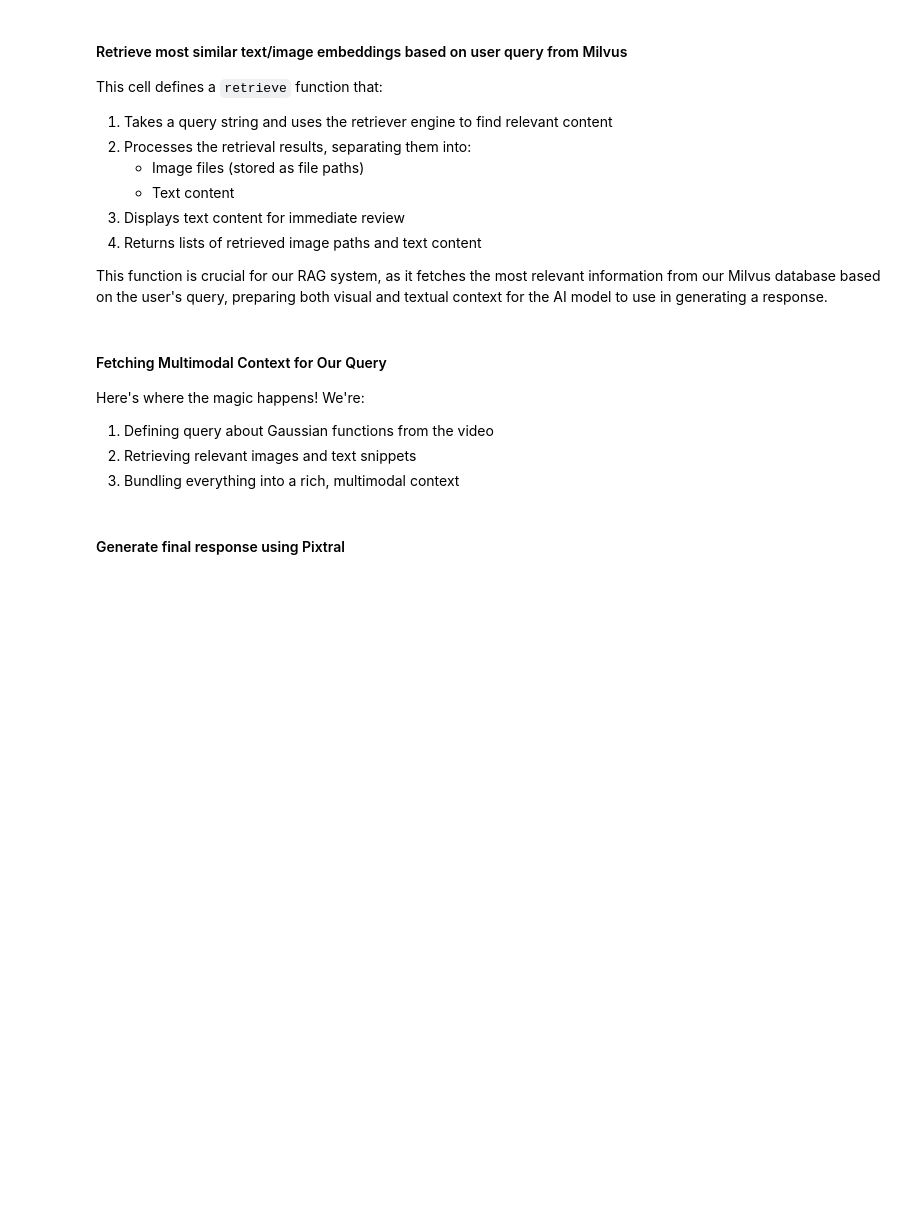
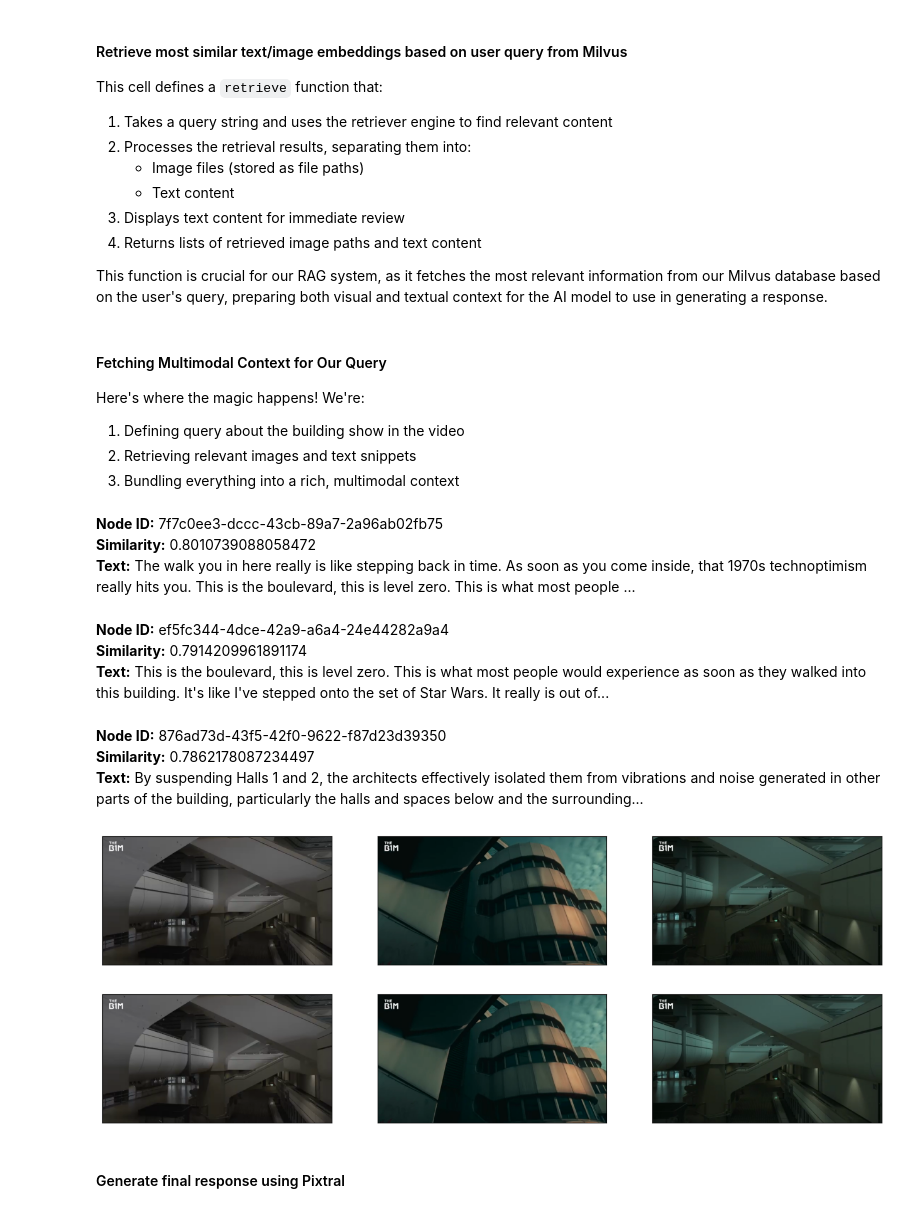
Before and after one commit to stephen37/talks, a Jupyter notebook: vllms/multimodal_rag_with_pixtral_vllm.ipynb, the cells around one changed output. Cells and saved outputs as stored; diff of their text form; code cells hidden in the pictures; blank space fills up the shorter version.

```diff
--- a/vllms/multimodal_rag_with_pixtral_vllm.ipynb
+++ b/vllms/multimodal_rag_with_pixtral_vllm.ipynb
@@ -349,13 +346,13 @@ from llama_index.vector_stores.milvus import MilvusVectorStore
 text_store = MilvusVectorStore(
     uri="http://127.0.0.1:19530",
     collection_name="text_collection",
-    overwrite=True,
+    overwrite=False,
     dim=1024,
 )
 image_store = MilvusVectorStore(
     uri="http://127.0.0.1:19530",
     collection_name="image_collection",
-    overwrite=True,
+    overwrite=False,
     dim=512,
 )
 
@@ -444,18 +441,24 @@ def retrieve(retriever_engine, query_str):
 
 Here's where the magic happens! We're:
 
-1. Defining query about Gaussian functions from the video
+1. Defining query about the building show in the video
 2. Retrieving relevant images and text snippets
 3. Bundling everything into a rich, multimodal context
 # %%
-query_str = "Using examples from video, explain all things covered in the video regarding the gaussian function"
+query_str = "Using examples from video, explain the architecture of this building"
 
 img, txt = retrieve(retriever_engine=retriever_engine, query_str=query_str)
 image_documents = SimpleDirectoryReader(
     input_dir=output_folder, input_files=img
 ).load_data()
 context_str = "".join(txt)
 plot_images(img)
+# %% [output]
+**Node ID:** 7f7c0ee3-dccc-43cb-89a7-2a96ab02fb75<br>**Similarity:** 0.8010739088058472<br>**Text:** The walk you in here really is like stepping back in time. As soon as you come inside, that 1970s technoptimism really hits you. This is the boulevard, this is level zero. This is what most people ...<br>
+**Node ID:** ef5fc344-4dce-42a9-a6a4-24e44282a9a4<br>**Similarity:** 0.7914209961891174<br>**Text:** This is the boulevard, this is level zero. This is what most people would experience as soon as they walked into this building. It's like I've stepped onto the set of Star Wars. It really is out of...<br>
+**Node ID:** 876ad73d-43f5-42f0-9622-f87d23d39350<br>**Similarity:** 0.7862178087234497<br>**Text:** By suspending Halls 1 and 2, the architects effectively isolated them from vibrations and noise generated in other parts of the building, particularly the halls and spaces below and the surrounding...<br>
+[figure, added]
+[figure, added]
 # %% [markdown]
 #### Generate final response using Pixtral
 # %%
```
Also changed, not shown: parts of 4 cells of this notebook.
